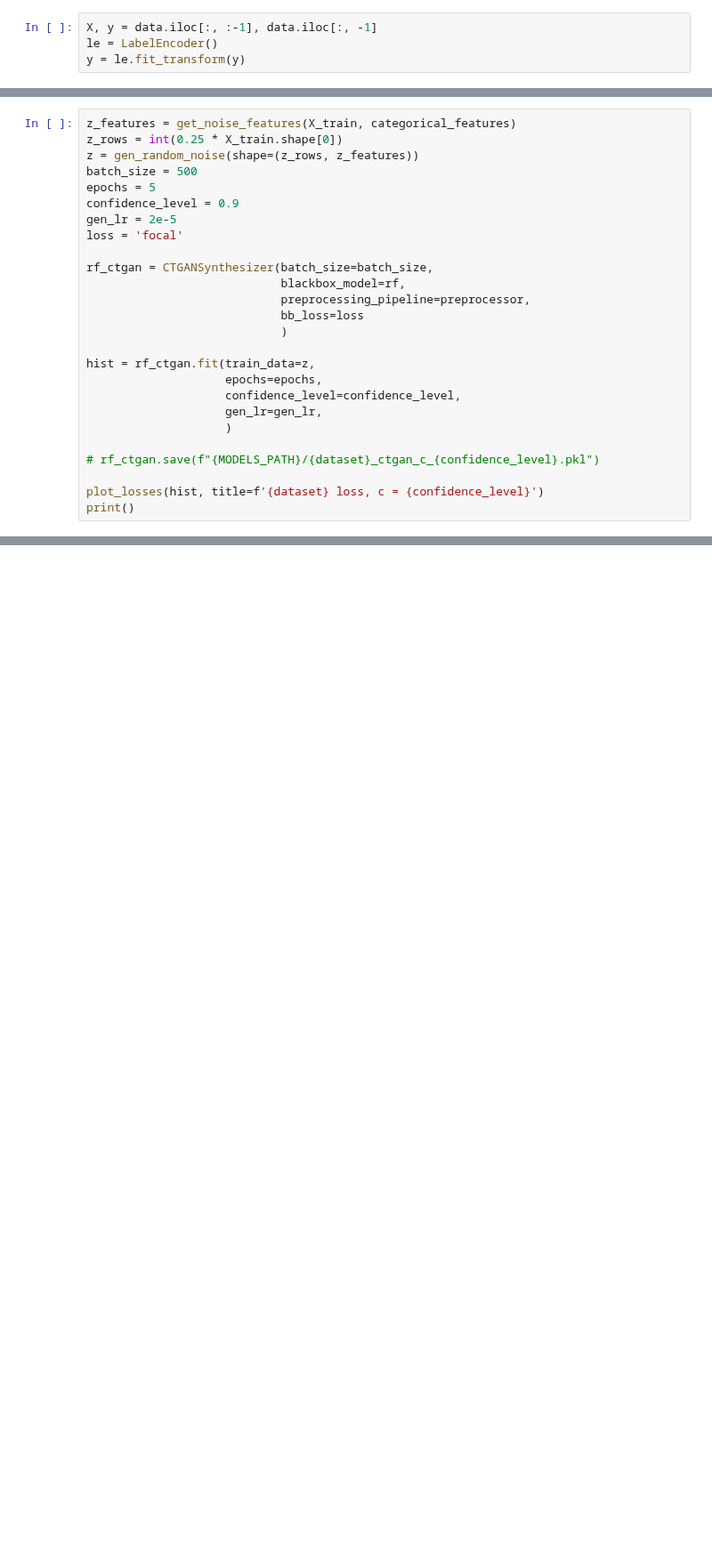
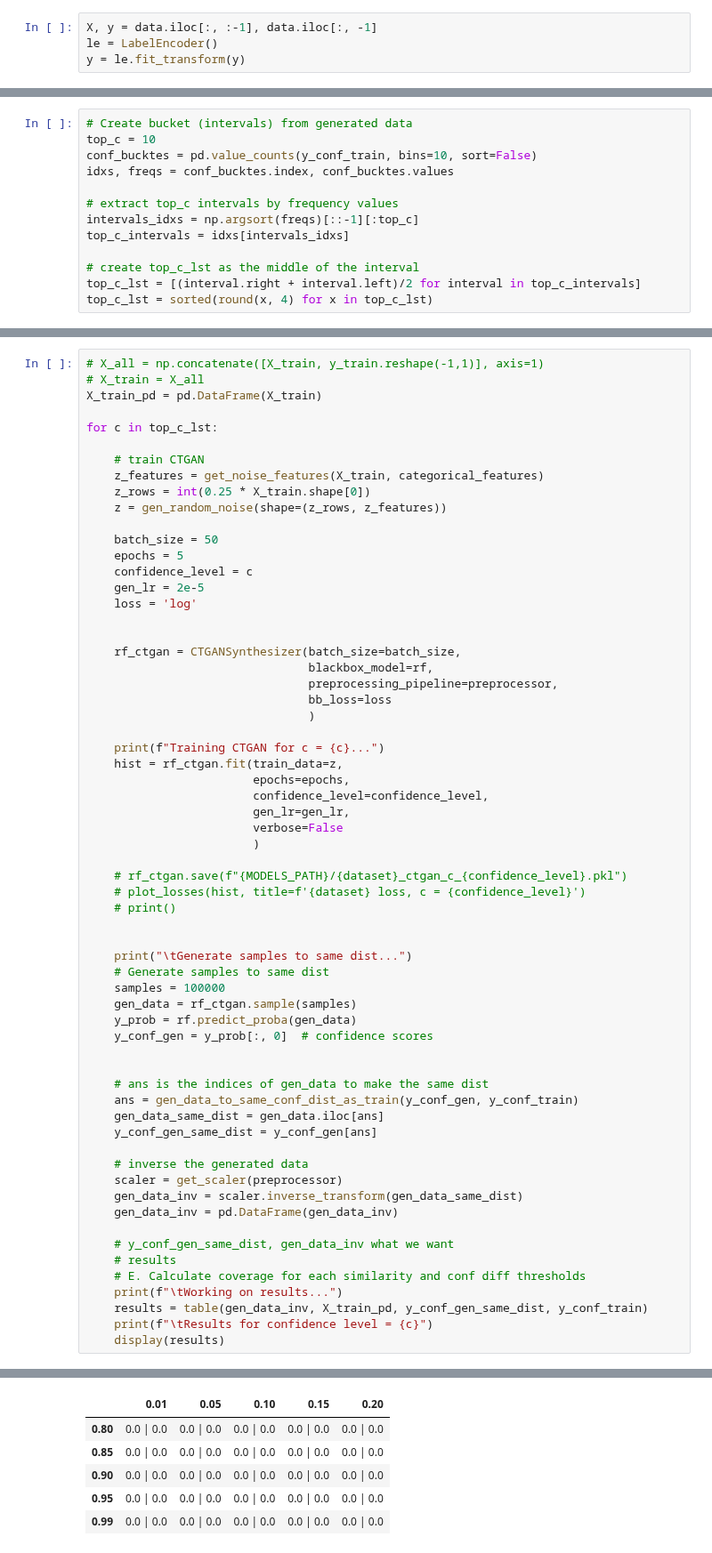
Before and after one commit to roye52371/CTGAN, a Jupyter notebook: Adult.ipynb, the cells around one changed output, grey strips where cells are left out. Shown at 89% size. Saved outputs shown, nothing was run; the diff lists cells and outputs as text; blank space fills up the shorter version.

Commit message:
added results to adult

```diff
--- a/Adult.ipynb
+++ b/Adult.ipynb
@@ -54,0 +65,13 @@ model score: 0.858
+# %%
+# Create bucket (intervals) from generated data
+top_c = 10
+conf_bucktes = pd.value_counts(y_conf_train, bins=10, sort=False)
+idxs, freqs = conf_bucktes.index, conf_bucktes.values
+
+# extract top_c intervals by frequency values
+intervals_idxs = np.argsort(freqs)[::-1][:top_c]
+top_c_intervals = idxs[intervals_idxs]
+
+# create top_c_lst as the middle of the interval
+top_c_lst = [(interval.right + interval.left)/2 for interval in top_c_intervals]
+top_c_lst = sorted(round(x, 4) for x in top_c_lst)
@@ -55,27 +82,64 @@ model score: 0.858
 # %%
-z_features = get_noise_features(X_train, categorical_features)
-z_rows = int(0.25 * X_train.shape[0])
-z = gen_random_noise(shape=(z_rows, z_features))
-batch_size = 500
-epochs = 5
-confidence_level = 0.9
-gen_lr = 2e-5
-loss = 'focal'
+# X_all = np.concatenate([X_train, y_train.reshape(-1,1)], axis=1)
+# X_train = X_all
+X_train_pd = pd.DataFrame(X_train)
 
-rf_ctgan = CTGANSynthesizer(batch_size=batch_size,
-                            blackbox_model=rf,
-                            preprocessing_pipeline=preprocessor,
-                            bb_loss=loss
-                            )
+for c in top_c_lst:
 
-hist = rf_ctgan.fit(train_data=z,
-                    epochs=epochs,
-                    confidence_level=confidence_level,
-                    gen_lr=gen_lr,
-                    )
+    # train CTGAN
+    z_features = get_noise_features(X_train, categorical_features)
+    z_rows = int(0.25 * X_train.shape[0])
+    z = gen_random_noise(shape=(z_rows, z_features))
 
-# rf_ctgan.save(f"{MODELS_PATH}/{dataset}_ctgan_c_{confidence_level}.pkl")
+    batch_size = 50
+    epochs = 5
+    confidence_level = c
+    gen_lr = 2e-5
+    loss = 'log'
 
-plot_losses(hist, title=f'{dataset} loss, c = {confidence_level}')
-print()
+
+    rf_ctgan = CTGANSynthesizer(batch_size=batch_size,
+                                blackbox_model=rf,
+                                preprocessing_pipeline=preprocessor,
+                                bb_loss=loss
+                                )
+
+    print(f"Training CTGAN for c = {c}...")
+    hist = rf_ctgan.fit(train_data=z,
+                        epochs=epochs,
+                        confidence_level=confidence_level,
+                        gen_lr=gen_lr,
+                        verbose=False
+                        )
+
+    # rf_ctgan.save(f"{MODELS_PATH}/{dataset}_ctgan_c_{confidence_level}.pkl")
+    # plot_losses(hist, title=f'{dataset} loss, c = {confidence_level}')
+    # print()
+
+
+    print("\tGenerate samples to same dist...")
+    # Generate samples to same dist
+    samples = 100000
+    gen_data = rf_ctgan.sample(samples)
+    y_prob = rf.predict_proba(gen_data)
+    y_conf_gen = y_prob[:, 0]  # confidence scores
+
+
+    # ans is the indices of gen_data to make the same dist
+    ans = gen_data_to_same_conf_dist_as_train(y_conf_gen, y_conf_train)
+    gen_data_same_dist = gen_data.iloc[ans]
+    y_conf_gen_same_dist = y_conf_gen[ans]
+
+    # inverse the generated data
+    scaler = get_scaler(preprocessor)
+    gen_data_inv = scaler.inverse_transform(gen_data_same_dist)
+    gen_data_inv = pd.DataFrame(gen_data_inv)
+
+    # y_conf_gen_same_dist, gen_data_inv what we want
+    # results
+    # E. Calculate coverage for each similarity and conf diff thresholds
+    print(f"\tWorking on results...")
+    results = table(gen_data_inv, X_train_pd, y_conf_gen_same_dist, y_conf_train)
+    print(f"\tResults for confidence level = {c}")
+    display(results)
 # %% [output]
@@ -87,0 +150,6 @@ Epoch 5, Loss G: 0.017237063721902104, loss_bb: 0.017237063721902104
+|  | 0.01 | 0.05 | 0.10 | 0.15 | 0.20 |
+| 0.80 | 0.0 | 0.0 | 0.0 | 0.0 | 0.0 | 0.0 | 0.0 | 0.0 | 0.0 | 0.0 |
+| 0.85 | 0.0 | 0.0 | 0.0 | 0.0 | 0.0 | 0.0 | 0.0 | 0.0 | 0.0 | 0.0 |
+| 0.90 | 0.0 | 0.0 | 0.0 | 0.0 | 0.0 | 0.0 | 0.0 | 0.0 | 0.0 | 0.0 |
+| 0.95 | 0.0 | 0.0 | 0.0 | 0.0 | 0.0 | 0.0 | 0.0 | 0.0 | 0.0 | 0.0 |
+| 0.99 | 0.0 | 0.0 | 0.0 | 0.0 | 0.0 | 0.0 | 0.0 | 0.0 | 0.0 | 0.0 |
```
Also changed, not shown: parts of 11 cells of this notebook, 1 other file.
